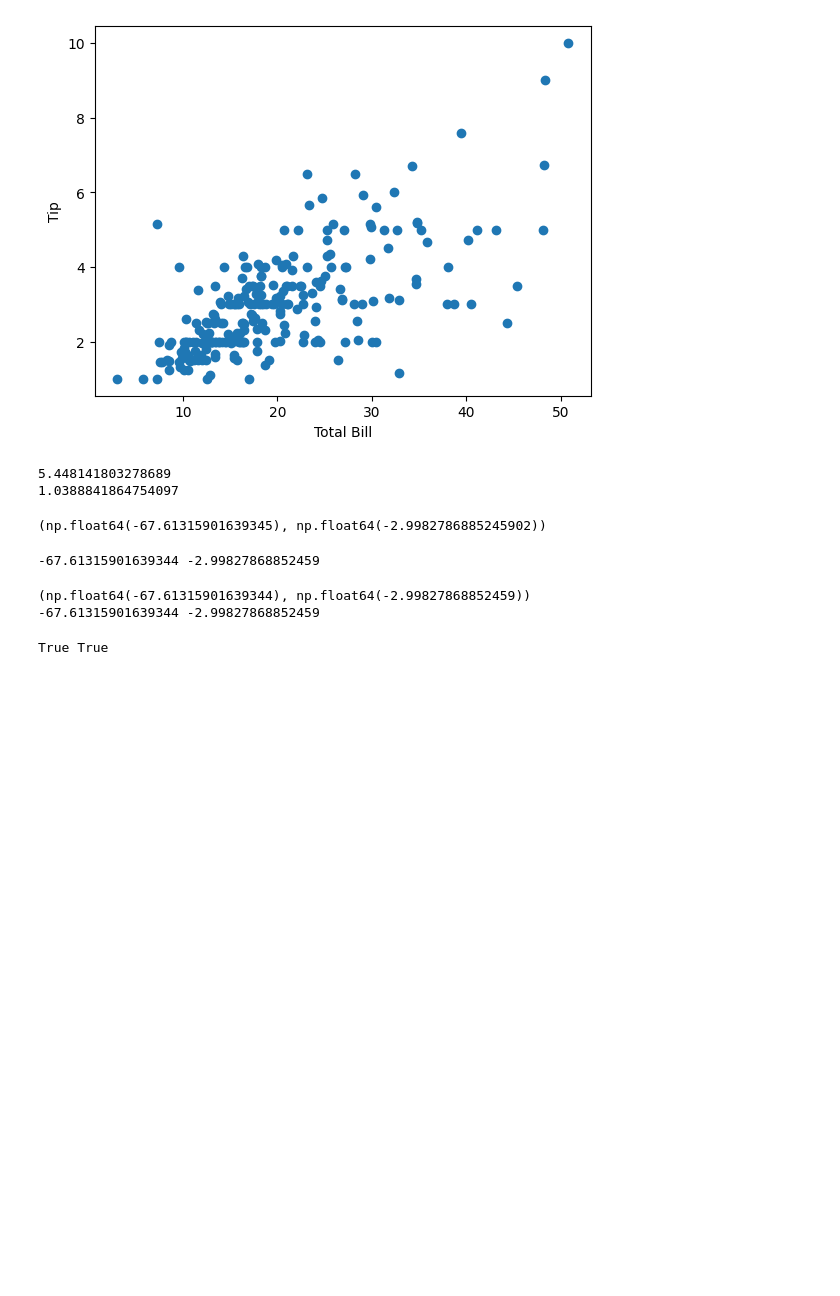
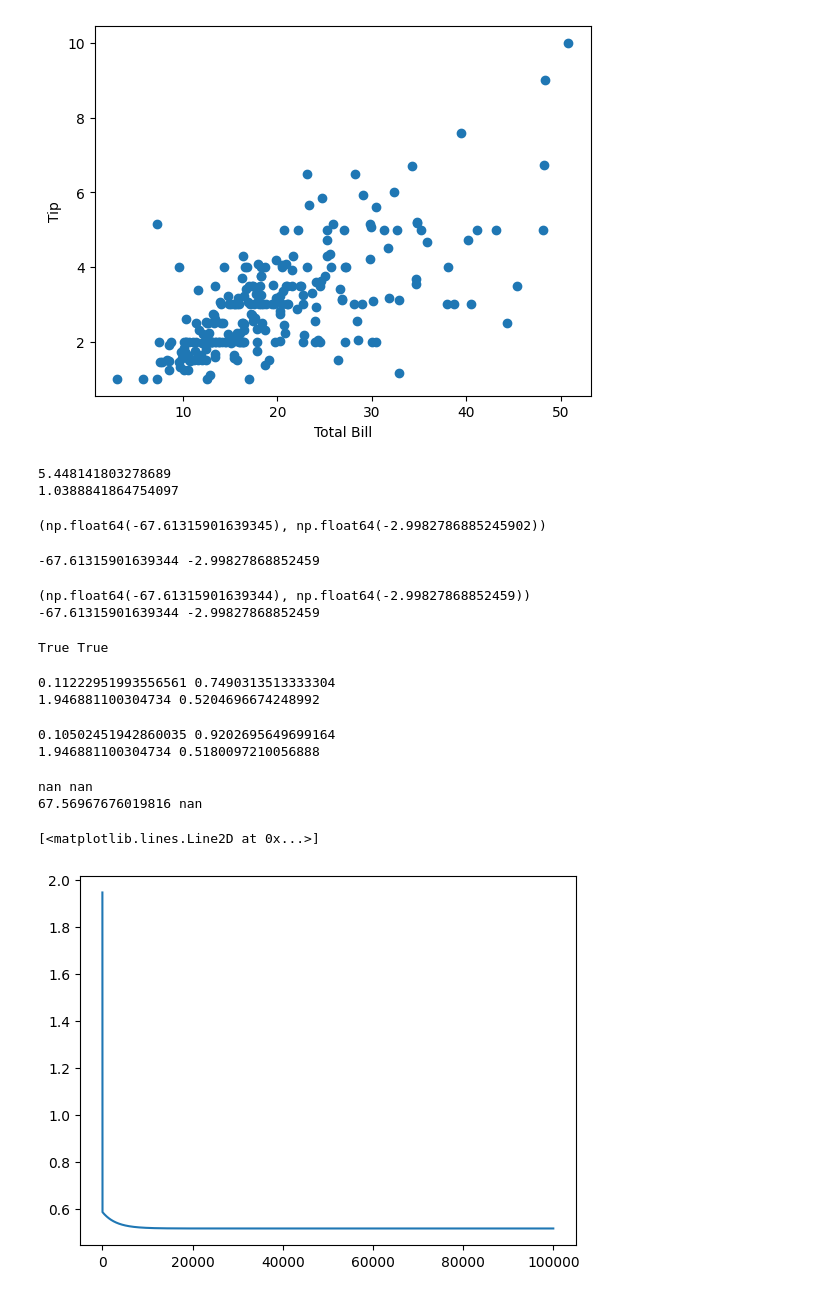
Before and after one commit to swatiagar8906-hash/linear-regression, a Jupyter notebook: linear_regression.ipynb, the cells around one changed output. Cells and saved outputs as stored; diff of their text form; code cells hidden in the pictures; blank space fills up the shorter version.

Commit message:
step 4 : gradient_descent and cost curve

```diff
--- a/linear_regression.ipynb
+++ b/linear_regression.ipynb
@@ -113,3 +113,45 @@ b_ = compute_gradient_vectorized(X, y, 0.1, 0.5)
 print(np.isclose(a[0], b_[0]), np.isclose(a[1], b_[1]))
 # %% [output]
 True True
+# %%
+#gradient descent function
+def gradient_descent(X,y,w_in,b_in,alpha,num_iters):
+    w = w_in
+    b = b_in
+    J_history = []
+    for i in range(num_iters):
+        dj_dw = compute_gradient_vectorized(X,y,w,b)[0]
+        dj_db = compute_gradient_vectorized(X,y,w,b)[1]
+        w = w - alpha * dj_dw
+        b = b - alpha * dj_db
+        if i < 100000:
+            J_history.append(compute_cost(X,y,w,b))
+    return w,b,J_history
+# %%
+w, b, costs = gradient_descent(X, y, 0, 0, 0.001, 10000)
+print(w, b)
+print(costs[0], costs[-1])
+# %% [output]
+0.11222951993556561 0.7490313513333304
+1.946881100304734 0.5204696674248992
+# %%
+#taking larger number of iterations
+w, b, costs = gradient_descent(X, y, 0, 0, 0.001, 100000)
+print(w, b)
+print(costs[0], costs[-1])
+# %% [output]
+0.10502451942860035 0.9202695649699164
+1.946881100304734 0.5180097210056888
+# %%
+#taking a larger learning rate
+w, b, costs = gradient_descent(X, y, 0, 0, 0.01, 10000)
+print(w, b)
+print(costs[0], costs[-1])
+# %% [output]
+nan nan
+67.56967676019816 nan
+# %%
+plt.plot(costs)
+# %% [output]
+[<matplotlib.lines.Line2D at 0x...>]
+[figure, added]
```
